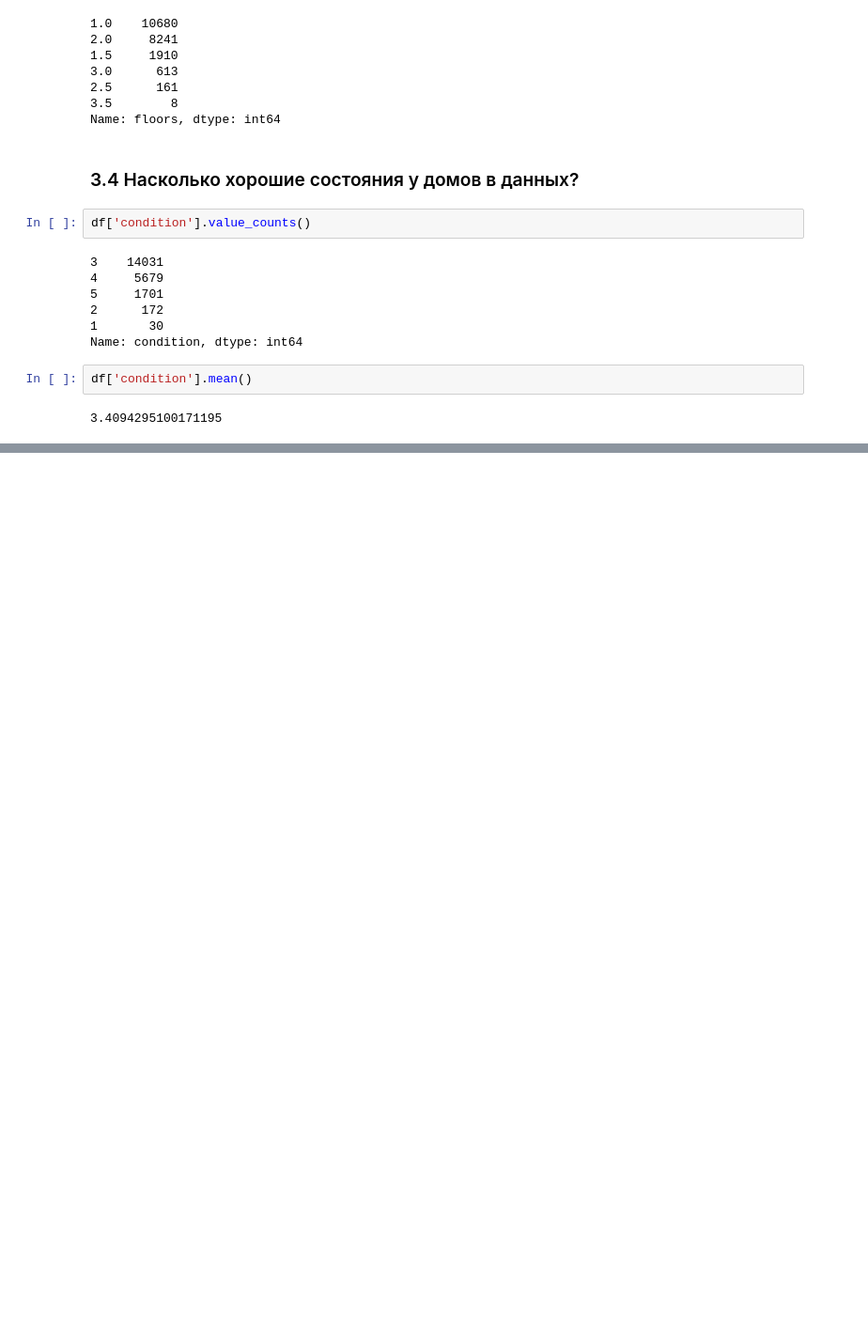
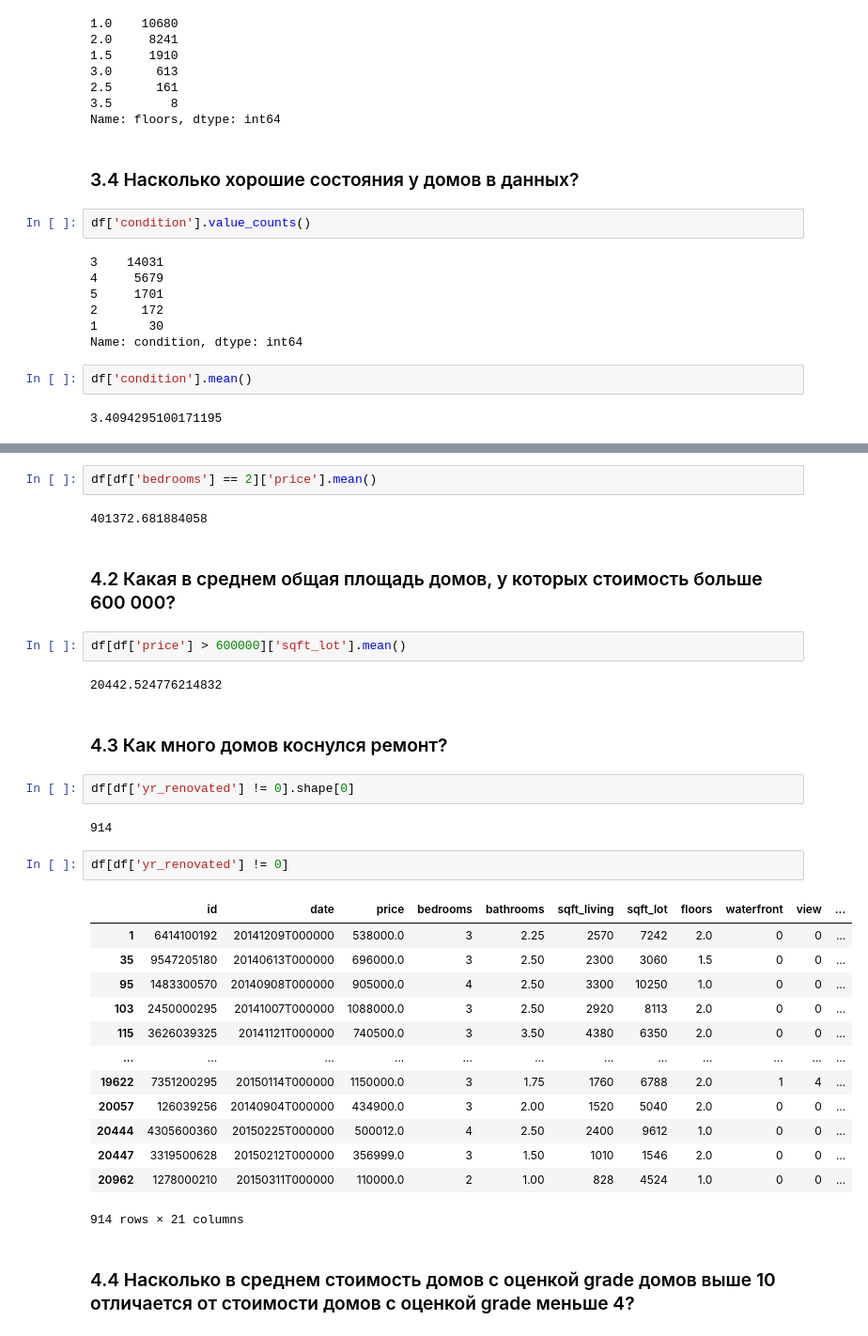
Before and after one commit to Olga643/Example, a Jupyter notebook: Untitled16.ipynb, the cells around one changed output, grey strips where cells are left out. Shown: that part at 94% size. Drawn from its saved outputs; the diff is of its cells as text; blank space fills up the shorter version.

```diff
--- a/Untitled16.ipynb
+++ b/Untitled16.ipynb
@@ -250,0 +252,34 @@ df.sort_values('date')
+# %%
+df[df['bedrooms'] == 2]['price'].mean()
+# %% [output]
+401372.681884058
+# %% [markdown]
+### 4.2 Какая в среднем общая площадь домов, у которых стоимость больше 600 000?
+# %%
+df[df['price'] > 600000]['sqft_lot'].mean()
+# %% [output]
+20442.524776214832
+# %% [markdown]
+### 4.3 Как много домов коснулся ремонт?
+# %%
+df[df['yr_renovated'] != 0].shape[0]
+# %% [output]
+914
+# %%
+df[df['yr_renovated'] != 0]
+# %% [output]
+|  | id | date | price | bedrooms | bathrooms | sqft_living | sqft_lot | floors | waterfront | view | ... |
+| 1 | 6414100192 | 20141209T000000 | 538000.0 | 3 | 2.25 | 2570 | 7242 | 2.0 | 0 | 0 | ... |
+| 35 | 9547205180 | 20140613T000000 | 696000.0 | 3 | 2.50 | 2300 | 3060 | 1.5 | 0 | 0 | ... |
+| 95 | 1483300570 | 20140908T000000 | 905000.0 | 4 | 2.50 | 3300 | 10250 | 1.0 | 0 | 0 | ... |
+| 103 | 2450000295 | 20141007T000000 | 1088000.0 | 3 | 2.50 | 2920 | 8113 | 2.0 | 0 | 0 | ... |
+| 115 | 3626039325 | 20141121T000000 | 740500.0 | 3 | 3.50 | 4380 | 6350 | 2.0 | 0 | 0 | ... |
+| ... | ... | ... | ... | ... | ... | ... | ... | ... | ... | ... | ... |
+| 19622 | 7351200295 | 20150114T000000 | 1150000.0 | 3 | 1.75 | 1760 | 6788 | 2.0 | 1 | 4 | ... |
+| 20057 | 126039256 | 20140904T000000 | 434900.0 | 3 | 2.00 | 1520 | 5040 | 2.0 | 0 | 0 | ... |
+| 20444 | 4305600360 | 20150225T000000 | 500012.0 | 4 | 2.50 | 2400 | 9612 | 1.0 | 0 | 0 | ... |
+| 20447 | 3319500628 | 20150212T000000 | 356999.0 | 3 | 1.50 | 1010 | 1546 | 2.0 | 0 | 0 | ... |
+| 20962 | 1278000210 | 20150311T000000 | 110000.0 | 2 | 1.00 | 828 | 4524 | 1.0 | 0 | 0 | ... |
+914 rows × 21 columns
+# %% [markdown]
+### 4.4 Насколько в среднем стоимость домов с оценкой grade домов выше 10 отличается от стоимости домов с оценкой grade меньше 4?
```
Also changed, not shown: parts of 13 cells of this notebook.
